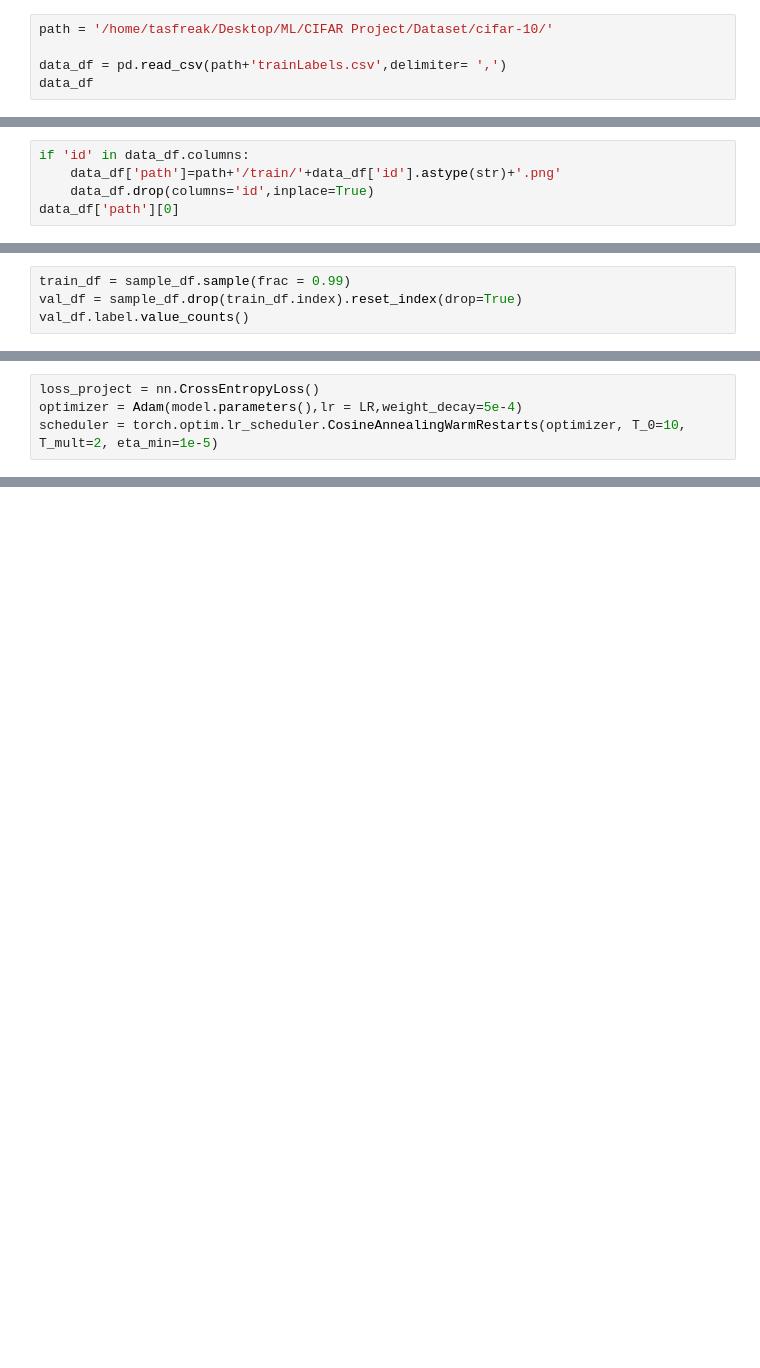
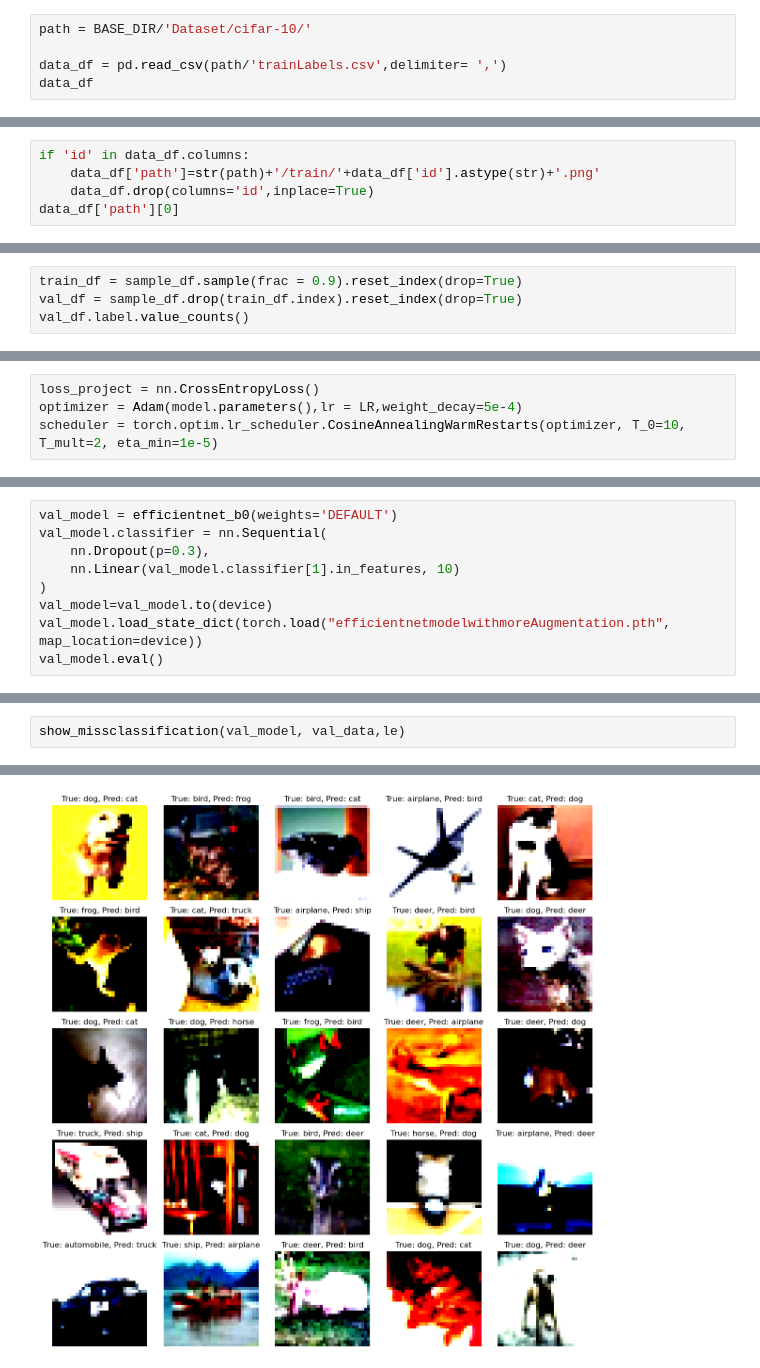
Before and after one commit to Tasfiq-Mahmud/CIFAR-PROJECT, a Jupyter notebook: Preprocessing.ipynb, the cells around one changed output, grey strips where cells are left out. Drawn from its saved outputs; the diff is of its cells as text; blank space fills up the shorter version.

```diff
--- a/Preprocessing.ipynb
+++ b/Preprocessing.ipynb
@@ -26,7 +32,7 @@ from Training import ModelTrainer
 # %%
-path = '/home/tasfreak/Desktop/ML/CIFAR Project/Dataset/cifar-10/'
+path = BASE_DIR/'Dataset/cifar-10/'
 
-data_df = pd.read_csv(path+'trainLabels.csv',delimiter= ',')
+data_df = pd.read_csv(path/'trainLabels.csv',delimiter= ',')
 data_df
 # %% [output]
 |  | id | label |
@@ -44,7 +50,7 @@ data_df
 50000 rows × 2 columns
 # %%
 if 'id' in data_df.columns:
-    data_df['path']=path+'/train/'+data_df['id'].astype(str)+'.png'
+    data_df['path']=str(path)+'/train/'+data_df['id'].astype(str)+'.png'
     data_df.drop(columns='id',inplace=True)
 data_df['path'][0]
 # %% [output]
@@ -82,7 +88,7 @@ dog           5000
 airplane      5000
 Name: count, dtype: int64
 # %%
-train_df = sample_df.sample(frac = 0.99)
+train_df = sample_df.sample(frac = 0.9).reset_index(drop=True)
 val_df = sample_df.drop(train_df.index).reset_index(drop=True)
 val_df.label.value_counts()
 # %% [output]
@@ -292,0 +291,9 @@ Saved predictions to test_predictions.csv
+# %%
+val_model = efficientnet_b0(weights='DEFAULT')
+val_model.classifier = nn.Sequential(
+    nn.Dropout(p=0.3),
+    nn.Linear(val_model.classifier[1].in_features, 10)
+)
+val_model=val_model.to(device)
+val_model.load_state_dict(torch.load("efficientnetmodelwithmoreAugmentation.pth", map_location=device))
+val_model.eval()
@@ -292,0 +318,3 @@ Saved predictions to test_predictions.csv
+# %%
+show_missclassification(val_model, val_data,le)
+# %% [output]
@@ -292,0 +338 @@ Saved predictions to test_predictions.csv
+[figure, added]
```
Also changed, not shown: parts of 19 cells of this notebook, 9 other files.
